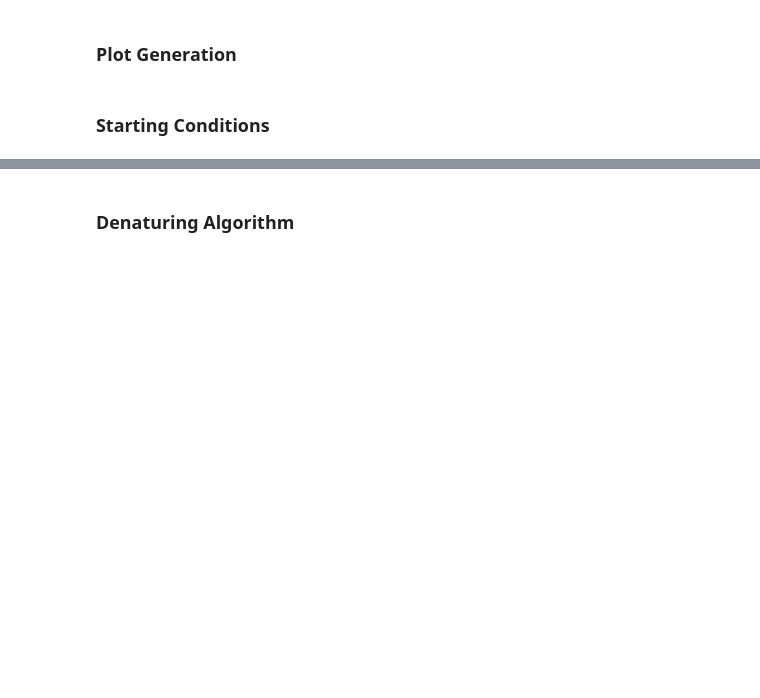
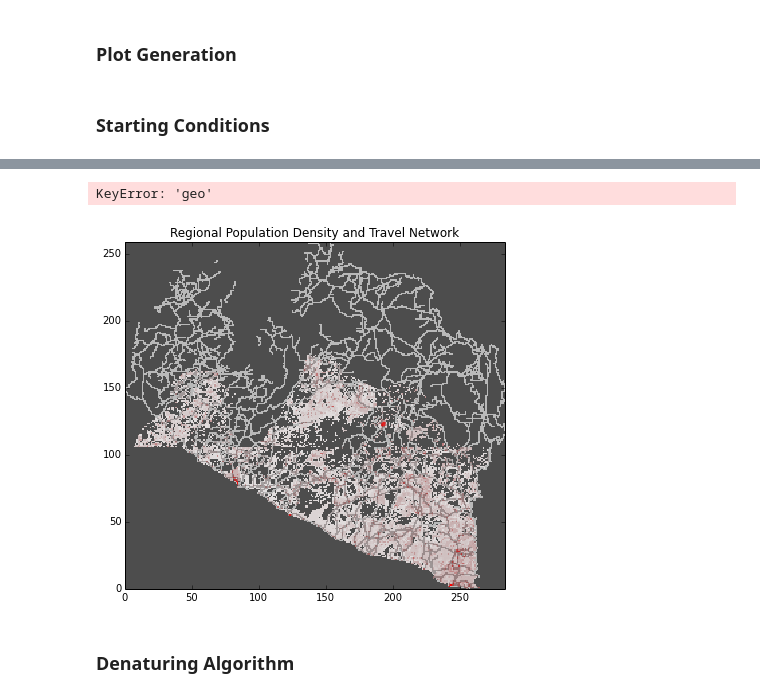
Before and after one commit to jschlitt84/mapOptimizer, a Jupyter notebook: DistanceOptimizerV2SELiberia7x.ipynb, the cells around one changed output, grey strips where cells are left out. Cells and saved outputs as stored; diff of their text form; code cells hidden in the pictures; blank space fills up the shorter version.

```diff
--- a/DistanceOptimizerV2SELiberia7x.ipynb
+++ b/DistanceOptimizerV2SELiberia7x.ipynb
@@ -51,9 +49,9 @@ def anim_to_html(anim,fileName):
 # %% [markdown]
 ### Experiment Globals
 # %%
-meanTilt = 0.80 #Score = tilt* mean distance + (1-tilt)* max distance
+meanTilt = 0.97 #Score = tilt* mean distance + (1-tilt)* max distance
 figSize = 10
-nResource = 7
+nResource = 5
 
 cfg = {'travel':'network',
            'distance':'manhattan',
@@ -62,11 +60,12 @@ cfg = {'travel':'network',
            'extras':dict(),
            'precision':'int',
            'penalty':300,
-           'wander':3,
+           'wander':8,
            'inCityD':True,
-           'inCityH':False,
+           'inCityH':True,
            'threads':1,
            'landFill':1,
+           'walkingSpeed':2,
            'roadLimit':1.1,
            'roadTimes':[0.5,0.3,0.1],
            'roads':3,
@@ -83,7 +82,8 @@ cfg = {'travel':'network',
            'sparsifyX':False,
            'sparsifyY':False,
            'sparsifyLimit':1,
-           'distMethod':'reverse'}
+           'distMethod':'reverse',
+           'connectSolitary':True}
 
 cfg['extras'] = {'permanent':[]}
 
@@ -565,3 +634,9 @@ pltLocs(pLocs,rLocs,cfg,cmap='Greys_r',cmap2='autumn_r', transpose = True, popAl
+# %%
+stats  = {'mean':0,'max':0,'std':0}
+pltLocs(pLocs,rLocs,cfg,title = 'Starting Conditions',popAlpha = 1, alphaPow = .25, stats= stats)
+# %% [output]
+KeyError: 'geo'
+[figure, added]
 # %% [markdown]
 ### Denaturing Algorithm
 # %%
```
Also changed, not shown: parts of 7 cells of this notebook, 12 other files.
